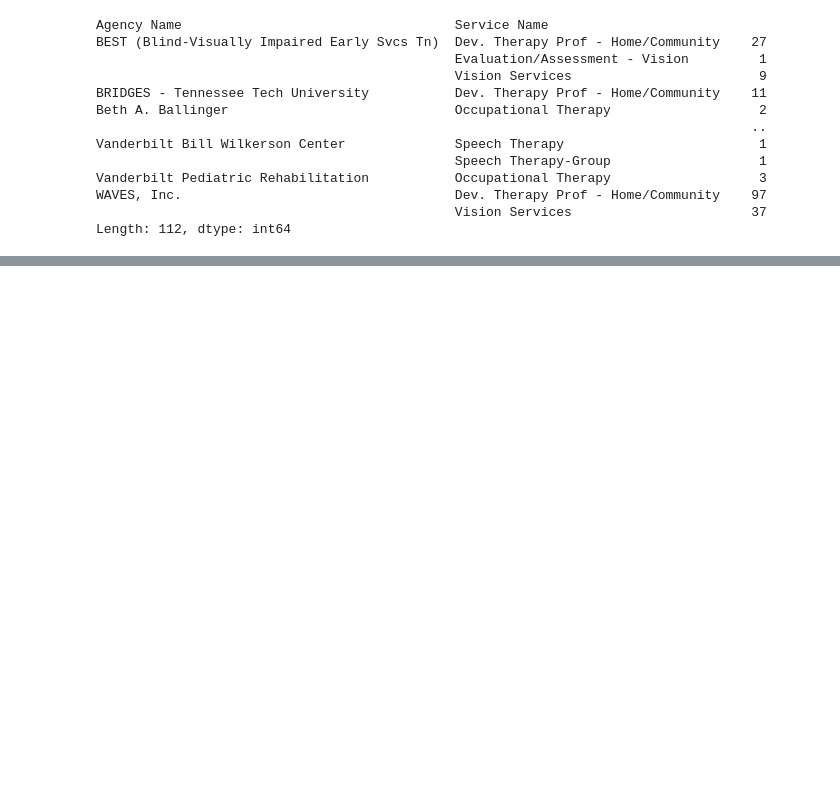
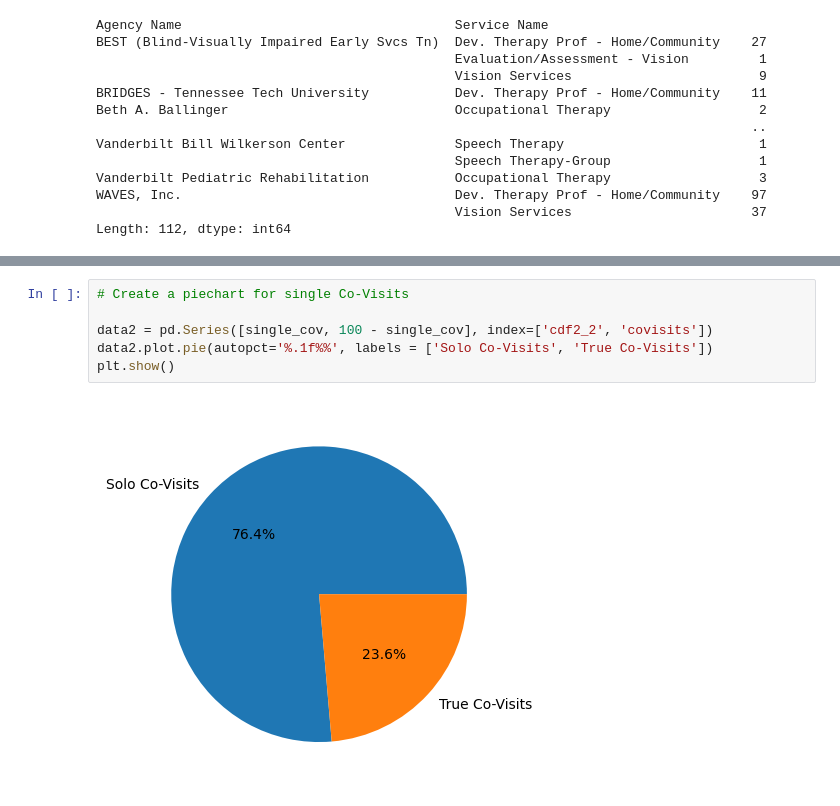
Before and after one commit to NSS-Data-Analytics-Cohort-8/teis_da8_1-granny_pandas, a Jupyter notebook: notebooks/q3.ipynb, the cells around one changed output, grey strips where cells are left out. Cells and saved outputs as stored; diff of their text form; blank space fills up the shorter version.

```diff
--- a/notebooks/q3.ipynb
+++ b/notebooks/q3.ipynb
@@ -431,0 +454,8 @@ Length: 112, dtype: int64
+# %%
+# Create a piechart for single Co-Visits
+
+data2 = pd.Series([single_cov, 100 - single_cov], index=['cdf2_2', 'covisits'])
+data2.plot.pie(autopct='%.1f%%', labels = ['Solo Co-Visits', 'True Co-Visits'])
+plt.show()
+# %% [output]
+[figure, added]
```
Also changed, not shown: parts of 3 cells of this notebook.
